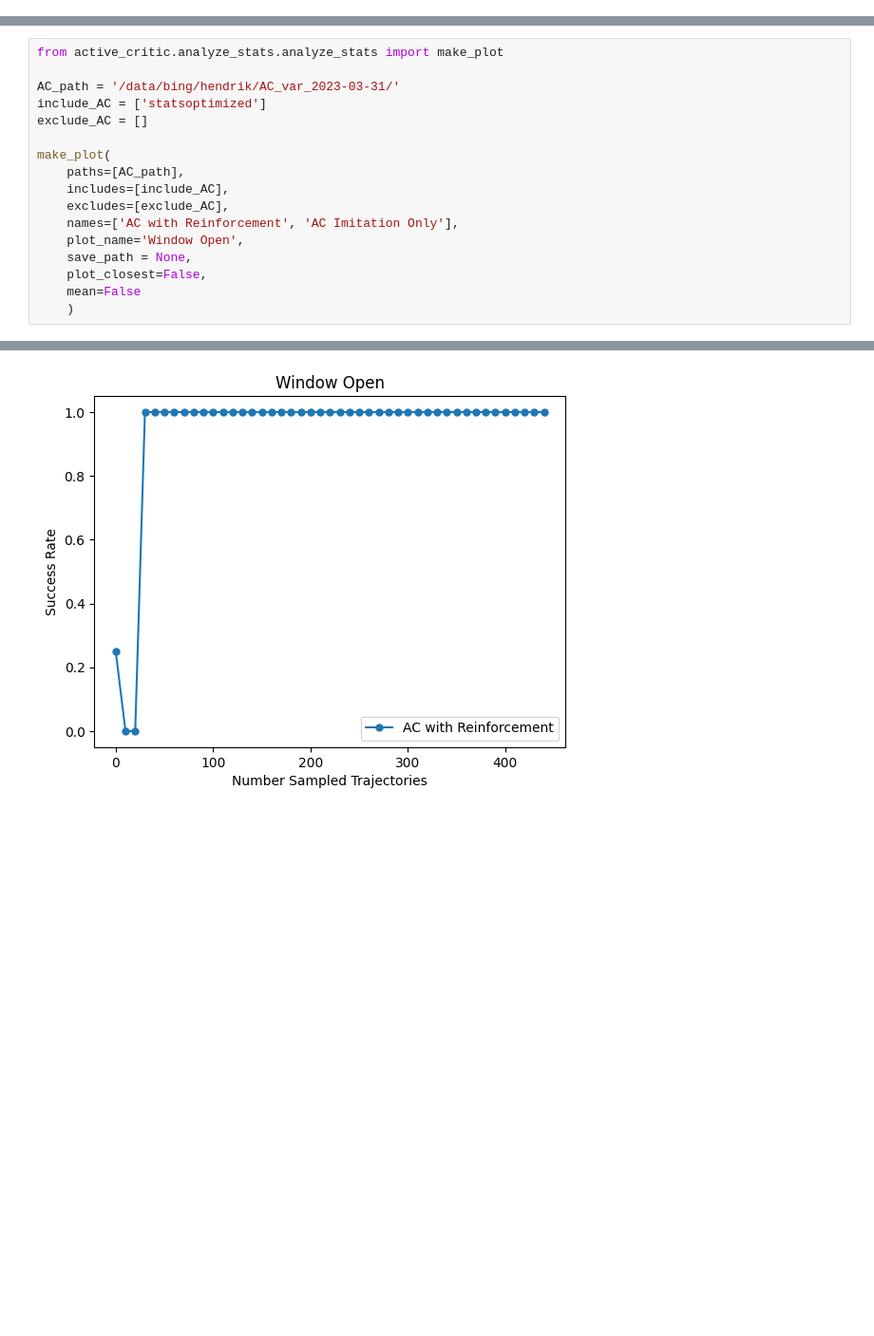
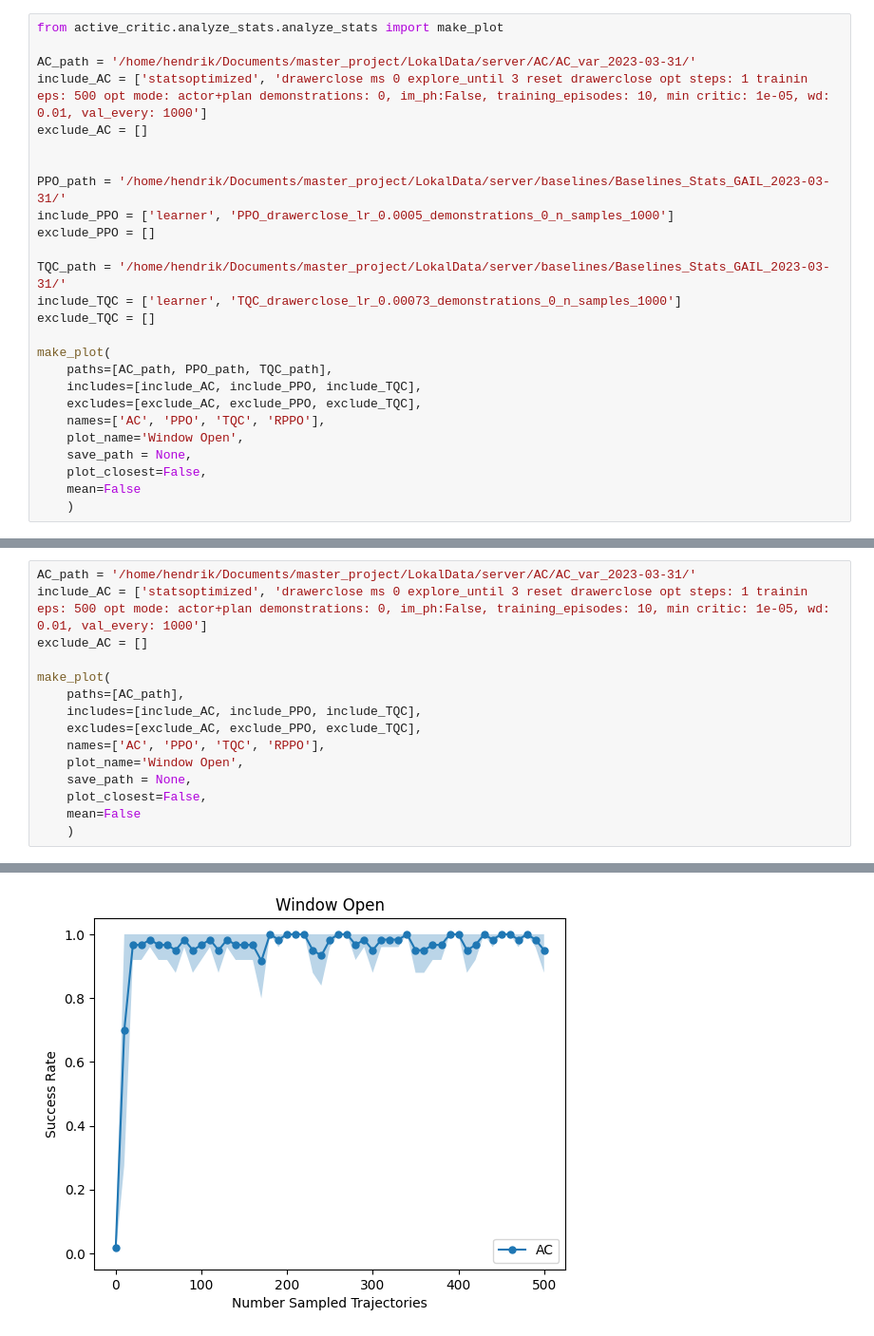
Before and after one commit to ReliableTree/ActiveCritic, a Jupyter notebook: src/active_critic/analyze_stats/dense_0/drawerclose.ipynb, the cells around one changed output, grey strips where cells are left out. Shown at 95% size. Saved outputs shown, nothing was run; the diff lists cells and outputs as text; blank space fills up the shorter version.

```diff
--- a/src/active_critic/analyze_stats/dense_0/drawerclose.ipynb
+++ b/src/active_critic/analyze_stats/dense_0/drawerclose.ipynb
@@ -0,0 +1,26 @@
+# %%
+from active_critic.analyze_stats.analyze_stats import make_plot
+
+AC_path = '/home/hendrik/Documents/master_project/LokalData/server/AC/AC_var_2023-03-31/'
+include_AC = ['statsoptimized', 'drawerclose ms 0 explore_until 3 reset drawerclose opt steps: 1 trainin eps: 500 opt mode: actor+plan demonstrations: 0, im_ph:False, training_episodes: 10, min critic: 1e-05, wd: 0.01, val_every: 1000']
+exclude_AC = []
+
+
+PPO_path = '/home/hendrik/Documents/master_project/LokalData/server/baselines/Baselines_Stats_GAIL_2023-03-31/'
+include_PPO = ['learner', 'PPO_drawerclose_lr_0.0005_demonstrations_0_n_samples_1000']
+exclude_PPO = []
+
+TQC_path = '/home/hendrik/Documents/master_project/LokalData/server/baselines/Baselines_Stats_GAIL_2023-03-31/'
+include_TQC = ['learner', 'TQC_drawerclose_lr_0.00073_demonstrations_0_n_samples_1000']
+exclude_TQC = []
+
+make_plot(
+    paths=[AC_path, PPO_path, TQC_path],
+    includes=[include_AC, include_PPO, include_TQC],
+    excludes=[exclude_AC, exclude_PPO, exclude_TQC],
+    names=['AC', 'PPO', 'TQC', 'RPPO'],
+    plot_name='Window Open',
+    save_path = None,
+    plot_closest=False,
+    mean=False
+    )
@@ -1,15 +32,13 @@
 # %%
-from active_critic.analyze_stats.analyze_stats import make_plot
-
-AC_path = '/data/bing/hendrik/AC_var_2023-03-31/'
-include_AC = ['statsoptimized']
+AC_path = '/home/hendrik/Documents/master_project/LokalData/server/AC/AC_var_2023-03-31/'
+include_AC = ['statsoptimized', 'drawerclose ms 0 explore_until 3 reset drawerclose opt steps: 1 trainin eps: 500 opt mode: actor+plan demonstrations: 0, im_ph:False, training_episodes: 10, min critic: 1e-05, wd: 0.01, val_every: 1000']
 exclude_AC = []
 
 make_plot(
     paths=[AC_path],
-    includes=[include_AC],
-    excludes=[exclude_AC],
-    names=['AC with Reinforcement', 'AC Imitation Only'],
+    includes=[include_AC, include_PPO, include_TQC],
+    excludes=[exclude_AC, exclude_PPO, exclude_TQC],
+    names=['AC', 'PPO', 'TQC', 'RPPO'],
     plot_name='Window Open',
     save_path = None,
     plot_closest=False,
@@ -20 +49 @@ for path: /data/bing/hendrik/AC_var_2023-03-31/: 1
-[figure, old version]
+[figure, new version]
```
Also changed, not shown: parts of 2 cells of this notebook, 1 other file.
